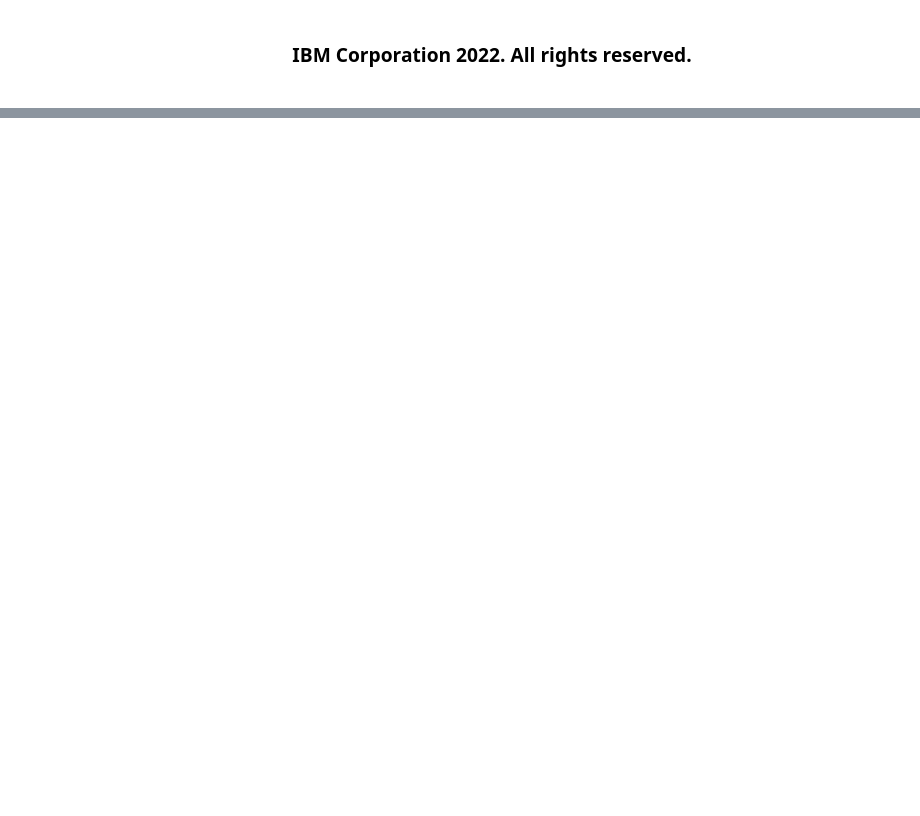
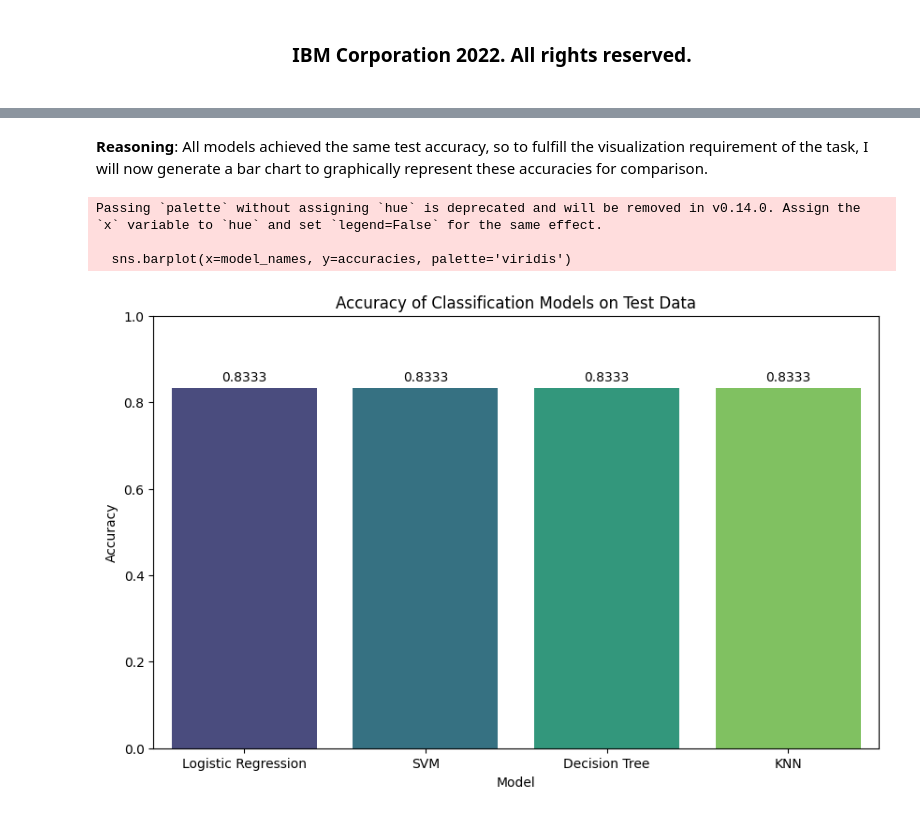
Before and after one commit to Johnpaul10j/Datascience-Capstone-project, a Jupyter notebook: SpaceX_Machine_Learning_Prediction_Part_5.ipynb, the cells around one changed output, grey strips where cells are left out. Cells and saved outputs as stored; diff of their text form; code cells hidden in the pictures; blank space fills up the shorter version.

```diff
--- a/SpaceX_Machine_Learning_Prediction_Part_5.ipynb
+++ b/SpaceX_Machine_Learning_Prediction_Part_5.ipynb
@@ -385,0 +550,35 @@ The best performing method is Logistic Regression with an accuracy of 0.8333 on
+# %% [markdown]
+**Reasoning**:
+All models achieved the same test accuracy, so to fulfill the visualization requirement of the task, I will now generate a bar chart to graphically represent these accuracies for comparison.
+# %%
+import matplotlib.pyplot as plt
+import seaborn as sns
+
+# Assuming 'models' dictionary and its contents are available from previous cells
+# models = {
+#     'Logistic Regression': logreg_cv.score(X_test, Y_test),
+#     'SVM': svm_cv.score(X_test, Y_test),
+#     'Decision Tree': tree_cv.score(X_test, Y_test),
+#     'KNN': knn_cv.score(X_test, Y_test)
+# }
+
+model_names = list(models.keys())
+accuracies = list(models.values())
+
+plt.figure(figsize=(10, 6))
+sns.barplot(x=model_names, y=accuracies, palette='viridis')
+plt.title('Accuracy of Classification Models on Test Data')
+plt.xlabel('Model')
+plt.ylabel('Accuracy')
+plt.ylim(0, 1) # Accuracy is between 0 and 1
+
+# Annotate bars with their accuracy values
+for index, value in enumerate(accuracies):
+    plt.text(index, value + 0.01, f'{value:.4f}', ha='center', va='bottom')
+
+plt.show()
+# %% [output]
+Passing `palette` without assigning `hue` is deprecated and will be removed in v0.14.0. Assign the `x` variable to `hue` and set `legend=False` for the same effect.
+
+  sns.barplot(x=model_names, y=accuracies, palette='viridis')
+[figure, added]
```
Also changed, not shown: parts of 15 cells of this notebook.
